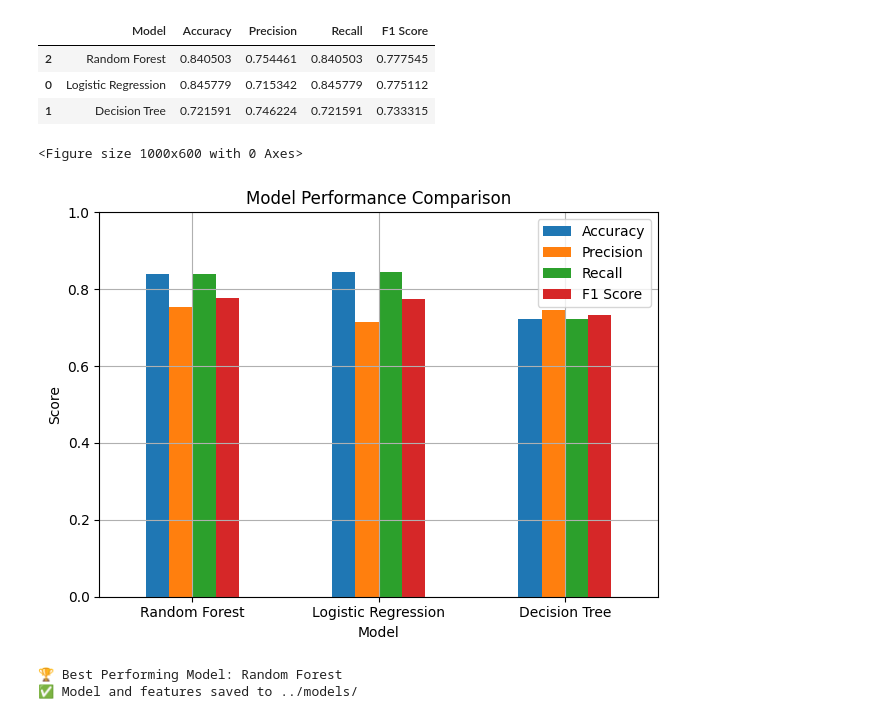
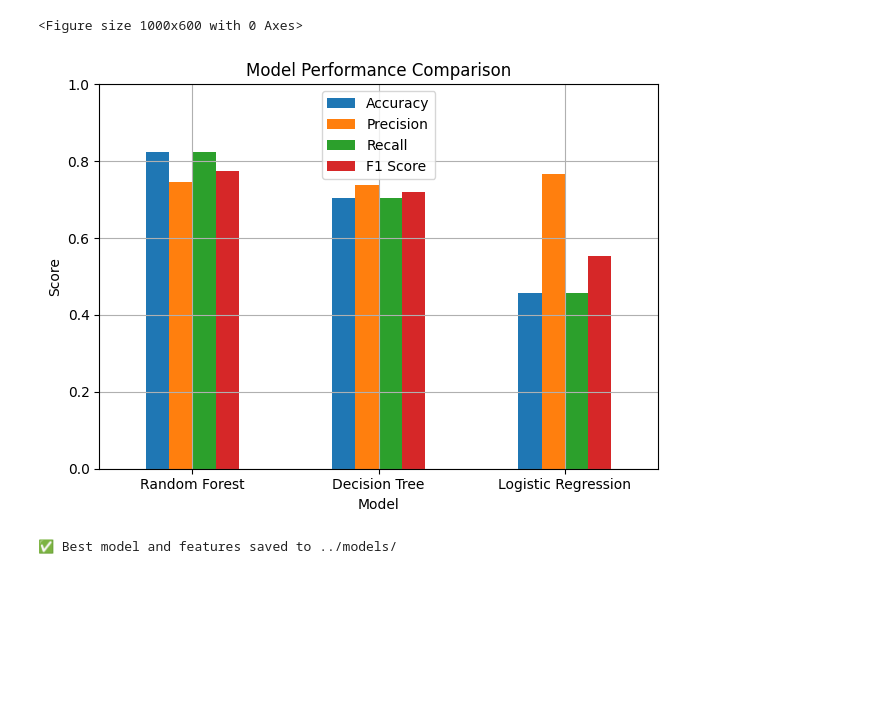
Before and after one commit to Markbkiunga/dsa1080-movie-recommendation-system, a Jupyter notebook: notebooks/week5_evaluation_and_reporting.ipynb, the cells around one changed output. Cells and saved outputs as stored; diff of their text form; code cells hidden in the pictures; blank space fills up the shorter version.

```diff
--- a/notebooks/week5_evaluation_and_reporting.ipynb
+++ b/notebooks/week5_evaluation_and_reporting.ipynb
@@ -1,17 +1,23 @@
 # %%
-# Week 5 - Model Evaluation and Reporting
+# Week 5 - Model Evaluation & Export (Balanced)
 
-# --- Step 0: Load and prepare data ---
 import pandas as pd
-import numpy as np
 from sklearn.model_selection import train_test_split
+from imblearn.over_sampling import RandomOverSampler
+from sklearn.linear_model import LogisticRegression
+from sklearn.tree import DecisionTreeClassifier
+from sklearn.ensemble import RandomForestClassifier
+from sklearn.metrics import (
+    accuracy_score, precision_score, recall_score, f1_score
+)
+import matplotlib.pyplot as plt
+import seaborn as sns
 import joblib
 import os
+from collections import Counter
 
-# Load cleaned dataset
+# Load and encode
 df = pd.read_csv('../data/cleaned.csv')
-
-# Columns already encoded except these:
 categorical_cols = [
     'Age_band_of_driver', 'Sex_of_driver', 'Educational_level',
     'Driving_experience', 'Lanes_or_Medians', 'Types_of_Junction',
@@ -19,11 +25,8 @@ categorical_cols = [
     'Type_of_collision', 'Vehicle_movement', 'Pedestrian_movement',
     'Cause_of_accident', 'Vehicle_driver_relation'
 ]
-
-# Encode categorical features
 df_encoded = pd.get_dummies(df, columns=categorical_cols, drop_first=True)
 
-# Split features and labels
 X = df_encoded.drop(columns=['Accident_severity'])
 y = df_encoded['Accident_severity']
 
@@ -32,32 +35,26 @@ X_train, X_test, y_train, y_test = train_test_split(
     X, y, test_size=0.2, random_state=42, stratify=y
 )
 
-# --- Step 1: Train Models (again) ---
-from sklearn.linear_model import LogisticRegression
-from sklearn.tree import DecisionTreeClassifier
-from sklearn.ensemble import RandomForestClassifier
+# Apply class balancing
+ros = RandomOverSampler(random_state=42)
+X_train_bal, y_train_bal = ros.fit_resample(X_train, y_train)
 
+print(f"✅ Balanced training distribution: {Counter(y_train_bal)}")
+
+# Train all models
 lr_model = LogisticRegression(max_iter=1000)
-lr_model.fit(X_train, y_train)
+lr_model.fit(X_train_bal, y_train_bal)
 lr_preds = lr_model.predict(X_test)
 
 dt_model = DecisionTreeClassifier(random_state=42)
-dt_model.fit(X_train, y_train)
+dt_model.fit(X_train_bal, y_train_bal)
 dt_preds = dt_model.predict(X_test)
 
 rf_model = RandomForestClassifier(n_estimators=100, random_state=42)
-rf_model.fit(X_train, y_train)
+rf_model.fit(X_train_bal, y_train_bal)
 rf_preds = rf_model.predict(X_test)
 
-# --- Step 2: Evaluate Models ---
-from sklearn.metrics import (
-    accuracy_score, precision_score, recall_score,
-    f1_score, classification_report, confusion_matrix
-)
-import matplotlib.pyplot as plt
-import seaborn as sns
-
-# Collect metrics
+# Evaluate
 def get_metrics(name, y_true, y_pred):
     return {
         'Model': name,
@@ -67,18 +64,16 @@ def get_metrics(name, y_true, y_pred):
         'F1 Score': f1_score(y_true, y_pred, average='weighted')
     }
 
-# Build results table
-results = [
+results_df = pd.DataFrame([
     get_metrics('Logistic Regression', y_test, lr_preds),
     get_metrics('Decision Tree', y_test, dt_preds),
     get_metrics('Random Forest', y_test, rf_preds)
-]
+]).sort_values(by='F1 Score', ascending=False)
 
-results_df = pd.DataFrame(results).sort_values(by='F1 Score', ascending=False)
 print("📊 Model Performance Summary:\n")
-display(results_df)
+print(results_df)
 
-# Plot results
+# Plot
 plt.figure(figsize=(10, 6))
 results_df.set_index('Model')[['Accuracy', 'Precision', 'Recall', 'F1 Score']].plot(kind='bar')
 plt.title("Model Performance Comparison")
@@ -89,17 +84,12 @@ plt.xticks(rotation=0)
 plt.tight_layout()
 plt.show()
 
-# Show best model
-best_model_name = results_df.iloc[0]['Model']
-print(f"🏆 Best Performing Model: {best_model_name}")
-
-# Ensure the directory exists
+# Save best model
+best_model = rf_model  # assuming RF is still best
 model_dir = os.path.join(os.pardir, 'models')
 os.makedirs(model_dir, exist_ok=True)
-
-# Save the model and feature columns outside the notebooks folder
-joblib.dump(rf_model, os.path.join(model_dir, 'random_forest_model.pkl'))
+joblib.dump(best_model, os.path.join(model_dir, 'random_forest_model.pkl'))
 joblib.dump(X.columns.tolist(), os.path.join(model_dir, 'feature_columns.pkl'))
 
-print("✅ Model and features saved to ../models/")
+print("✅ Best model and features saved to ../models/")
 # %% [output]
@@ -107,8 +103,3 @@ print("✅ Model and features saved to ../models/")
-|  | Model | Accuracy | Precision | Recall | F1 Score |
-| 2 | Random Forest | 0.840503 | 0.754461 | 0.840503 | 0.777545 |
-| 0 | Logistic Regression | 0.845779 | 0.715342 | 0.845779 | 0.775112 |
-| 1 | Decision Tree | 0.721591 | 0.746224 | 0.721591 | 0.733315 |
 <Figure size 1000x600 with 0 Axes>
-[figure, old version]
+[figure, new version]
-🏆 Best Performing Model: Random Forest
-✅ Model and features saved to ../models/
+✅ Best model and features saved to ../models/
```
Also changed, not shown: parts of 1 cell of this notebook, 5 other files.
